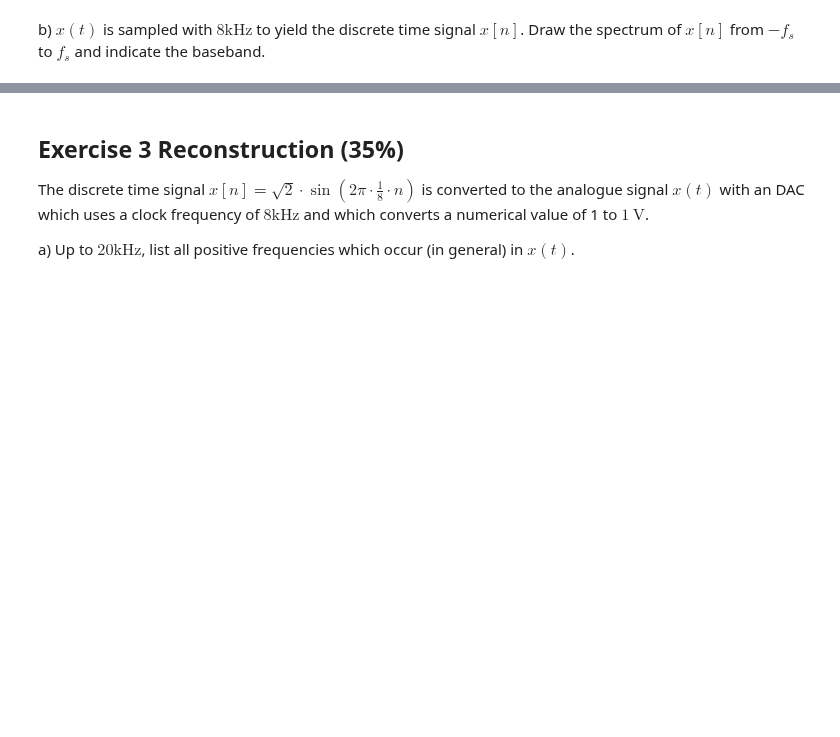
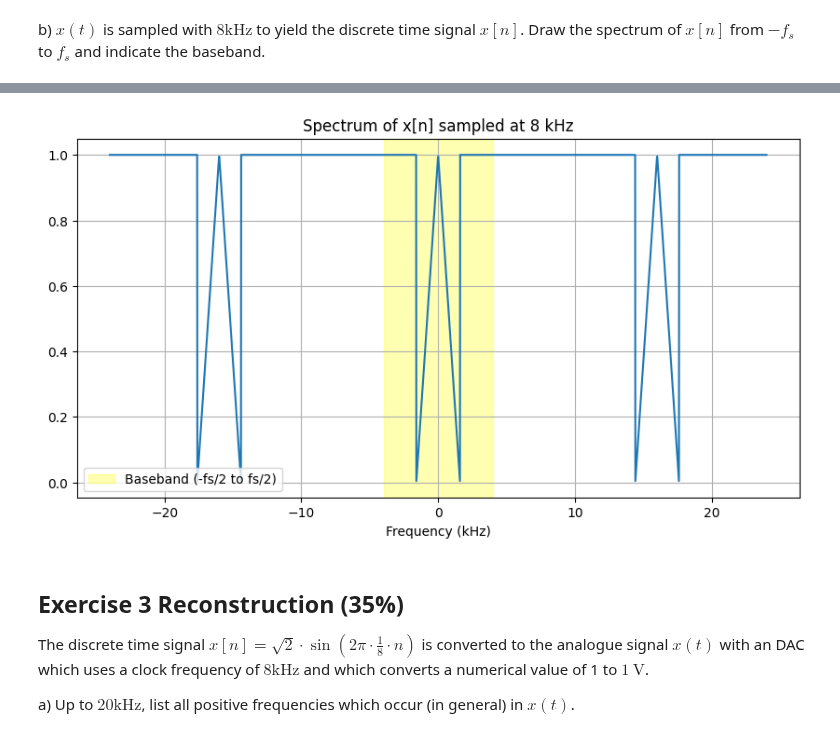
Before and after one commit to wolfram-laube/dsp-ue_grp-22, a Jupyter notebook: Assignment_3/DSP_Assignment_3.ipynb, the cells around one changed output, grey strips where cells are left out. Cells and saved outputs as stored; diff of their text form; code cells hidden in the pictures; blank space fills up the shorter version.

```diff
--- a/Assignment_3/DSP_Assignment_3.ipynb
+++ b/Assignment_3/DSP_Assignment_3.ipynb
@@ -179,28 +211,2 @@ plt.show()
 # %% [markdown]
 b) $x(t)$ is sampled with $8 \mathrm{kHz}$ to yield the discrete time signal $x[n]$. Draw the spectrum of $x[n]$ from $-f_{s}$ to $f_{s}$ and indicate the baseband.
-# %%
-import numpy as np
-import matplotlib.pyplot as plt
-
-# Given parameters
-fs = 8e3  # Sampling frequency in Hz
-frequencies = np.array([-5e3, -1e3, 0, 1e3, 5e3])  # Frequencies in Hz
-
-# Magnitude values from the image (normalized)
-magnitude = np.array([1, 1, 0, 1, 1])
-
-# Number of shifted spectra
-shifts = [-fs, 0, fs]
-
-# Plot shifted spectra
-plt.figure()
-for shift in shifts:
-    shifted_freqs = frequencies + shift
-    plt.stem(shifted_freqs / 1e3, magnitude, use_line_collection=True, basefmt=" ")
-
-plt.xlabel('Frequency (kHz)')
-plt.ylabel('Magnitude')
-plt.title('Spectrum of $x[n]$ with shifted replicas')
-plt.grid(True)
-plt.savefig('fig/ex2_b_plot.png')
-plt.show()
@@ -209,3 +262,24 @@ plt.show()
+# %%
+import numpy as np
+import matplotlib.pyplot as plt
+
+# Use previously defined 'magnitude' variable from Task (a)
+fs = 8  # Sampling frequency 8 kHz
+extended_f = np.linspace(-fs * 3, fs * 3, len(magnitude) * 3)
+repeated_spectrum = np.tile(magnitude, 3)  # Repeat the spectrum
+
+# Plot the spectrum of x[n] with baseband highlighted
+plt.figure(figsize=(10, 5))
+plt.plot(extended_f, repeated_spectrum)
+plt.title('Spectrum of x[n] sampled at 8 kHz')
+plt.xlabel('Frequency (kHz)')
+plt.axvspan(-4, 4, color='yellow', alpha=0.3, label='Baseband (-fs/2 to fs/2)')
+plt.legend()
+plt.grid(True)
+plt.savefig('fig/ex2_b_plot.png')
+plt.show()
+# %% [output]
+[figure, added]
 # %% [markdown]
 ## Exercise 3 Reconstruction (35\%)
 
```
Also changed, not shown: parts of 12 cells of this notebook, 5 other files.
